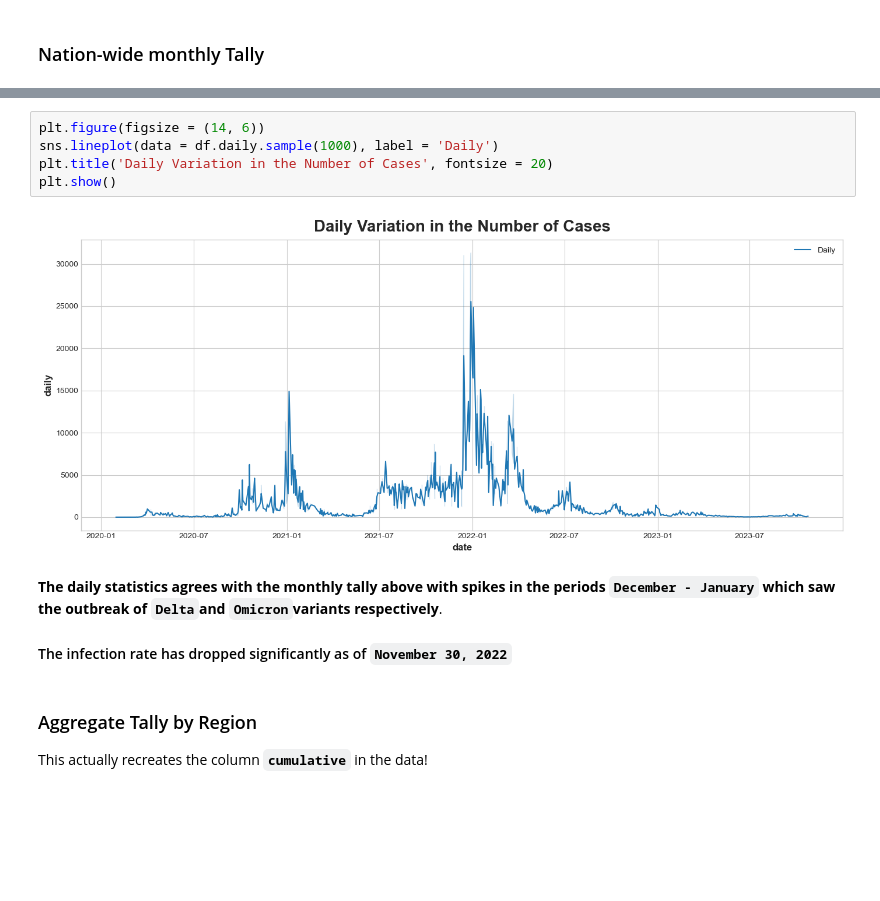
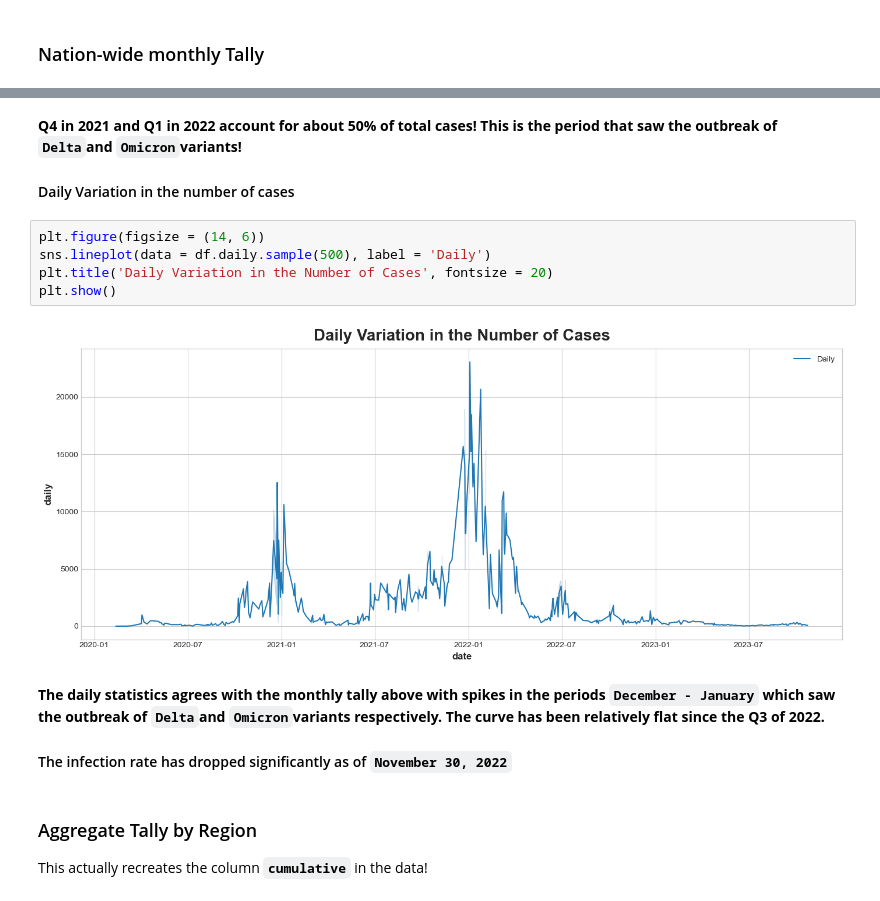
Before and after one commit to CyprianFusi/UK-Covid-19-Data-via-OpenData-API, a Jupyter notebook: uk_covid_dataset_over_api_time_series.ipynb, the cells around one changed output, grey strips where cells are left out. Cells and saved outputs as stored; diff of their text form; blank space fills up the shorter version.

```diff
--- a/uk_covid_dataset_over_api_time_series.ipynb
+++ b/uk_covid_dataset_over_api_time_series.ipynb
@@ -144,12 +184,16 @@ plt.show()
+# %% [markdown]
+**Q4 in 2021 and Q1 in 2022 account for about 50% of total cases! This is the period that saw the outbreak of `Delta`and `Omicron`variants!**
+
+#### Daily Variation in the number of cases
 # %%
 plt.figure(figsize = (14, 6))
-sns.lineplot(data = df.daily.sample(1000), label = 'Daily')
+sns.lineplot(data = df.daily.sample(500), label = 'Daily')
 plt.title('Daily Variation in the Number of Cases', fontsize = 20)
 plt.show()
 # %% [output]
-[figure, old version]
+[figure, new version]
 # %% [markdown]
-**The daily statistics agrees with the monthly tally above with spikes in the periods `December - January` which saw the outbreak of `Delta`and `Omicron`variants respectively**.
+**The daily statistics agrees with the monthly tally above with spikes in the periods `December - January` which saw the outbreak of `Delta`and `Omicron`variants respectively. The curve has been relatively flat since the Q3 of 2022.**
 
 #### The infection rate has dropped significantly as of `November 30, 2022`
 # %% [markdown]
```
Also changed, not shown: parts of 7 cells of this notebook, 1 other file.
